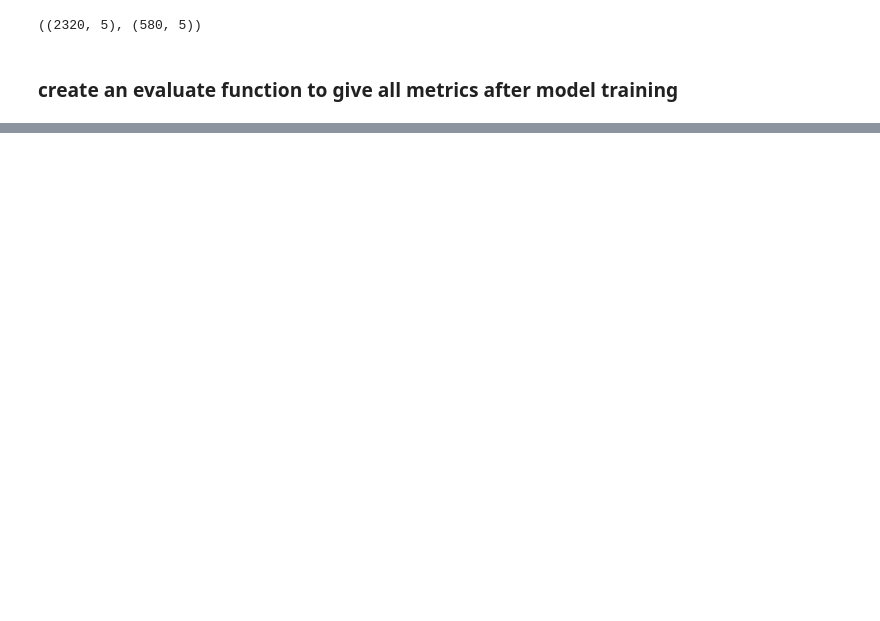
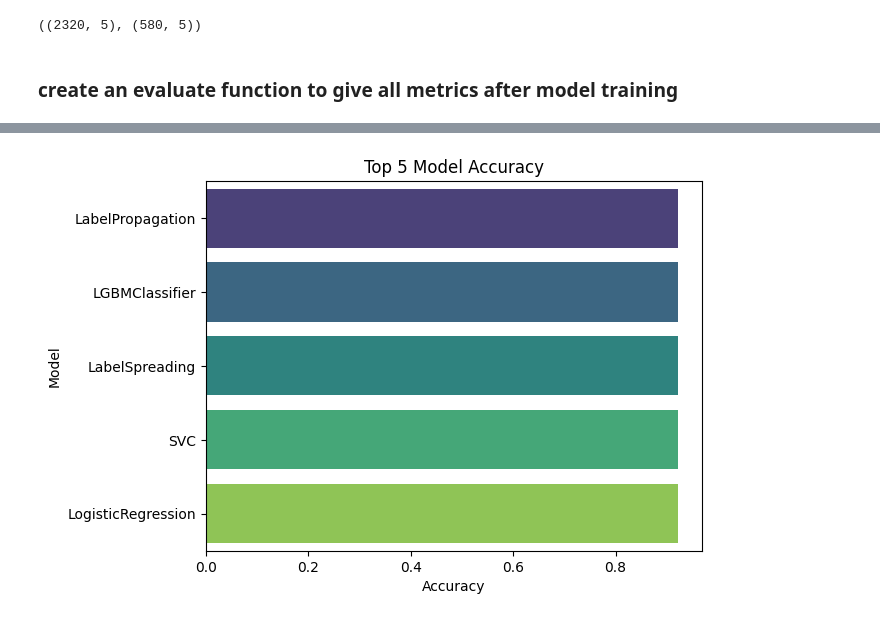
Before and after one commit to amarpoji/inttroversion-extroversion-ml, a Jupyter notebook: notebook/data/MODEL_TRAINING.ipynb, the cells around one changed output, grey strips where cells are left out. Saved outputs shown, nothing was run; the diff lists cells and outputs as text; code cells hidden in the pictures; blank space fills up the shorter version.

```diff
--- a/notebook/data/MODEL_TRAINING.ipynb
+++ b/notebook/data/MODEL_TRAINING.ipynb
@@ -190,0 +186,10 @@ ImportError: IProgress not found. Please update jupyter and ipywidgets. See http
+# %%
+top_models = models.head(5).copy()
+top_models.reset_index(inplace=True)
+sns.barplot(data=top_models, x='Accuracy', y='Model', palette='viridis')
+plt.title("Top 5 Model Accuracy")
+plt.xlabel("Accuracy")
+plt.ylabel("Model")
+plt.show()
+# %% [output]
+[figure, added]
```
Also changed, not shown: parts of 8 cells of this notebook, 3 other files.
